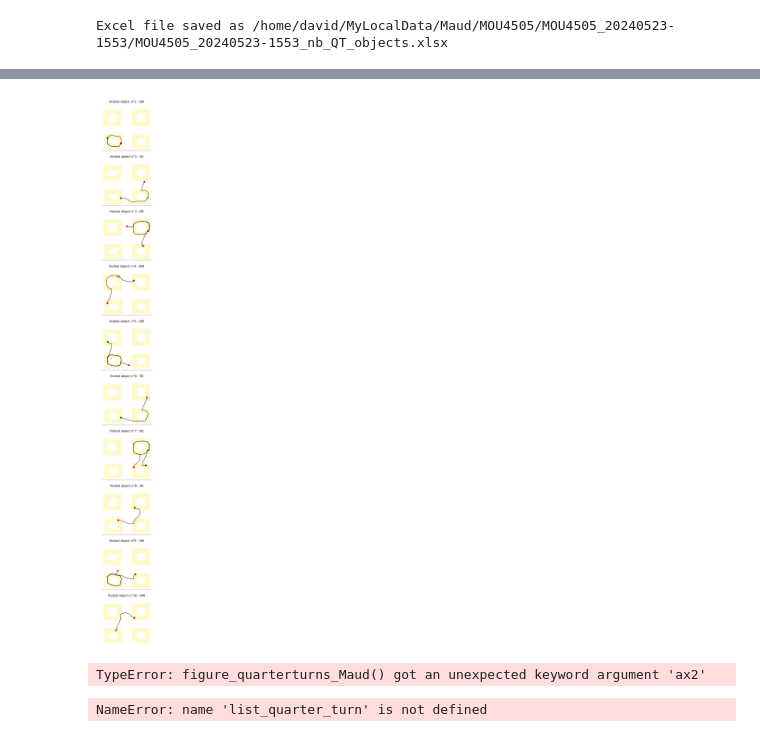
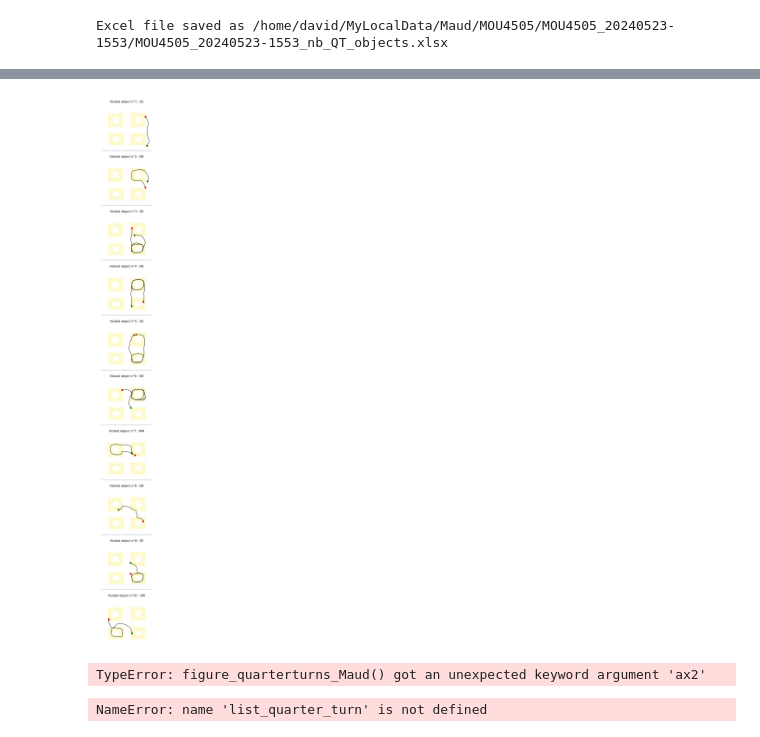
Before and after one commit to HeathenToaster/MouseTache, a Jupyter notebook: Behavior_Analysis_Maud.ipynb, the cells around one changed output, grey strips where cells are left out. Cells and saved outputs as stored; diff of their text form; code cells hidden in the pictures.

```diff
--- a/Behavior_Analysis_Maud.ipynb
+++ b/Behavior_Analysis_Maud.ipynb
@@ -50,8 +51,8 @@ We will analyse : ['MOU4175']
 # %%
 # For this test, I specify which mouse and session we chose to study. It will later be add to the mouse_list
-mouse = 'MOU4505'
+mouse = 'MOU4518'
 mouseFolder_Path=root+mouse
-session = 'MOU4505_20240523-1553'
+session = 'MOU4518_20240607-1116'
 # %%
 # Need to do :
 # - ajouter le dataframe créé dans l'autre doc test (foraging-task github)
@@ -59,21 +60,21 @@ session = 'MOU4505_20240523-1553'
 
 def figure_quarterturns_Maud(traj_df, current_movement, xgauss, ygauss, speed, angular_speed, acceleration, title='', ax1=None):
     if ax1 is None:
-        _, ax1 = plt.subplots(1, 1, figsize=(5, 5))
+        _, ax1 = plt.subplots(1, 1, figsize=(2, 2))
 
 
-    for patch in collection_trapeze:  #plot the trapeze around the object
+    for patch in collection_trapeze:  # Plot the trapeze around the object
         for trapeze in collection_trapeze[patch]:
             shape = Polygon(np.array(collection_trapeze[patch][trapeze]), color="lemonchiffon")
             ax1.add_patch(shape)
-        for u in current_movement:  #plot each individual trajectory of the current category
+        for u in current_movement:  # Plot each individual trajectory of the current category
             colors = plt.cm.rainbow(np.random.random())
             if len(u) != 0:
                 ax1.plot(xgauss[u[0]:u[1]], ygauss[u[0]:u[1]], lw=0.5, c=colors)
             else:
                 pass
 
-    #Plots a colored dot at the begining and end of each epoch
+    # Plot a colored dot at the begining and end of each epoch
     indices_start = [u[0] for u in current_movement]
     indices_end = [u[1] for u in current_movement]
     if len(indices_start) != 0 or len(indices_end) != 0:
@@ -87,9 +88,13 @@ def figure_quarterturns_Maud(traj_df, current_movement, xgauss, ygauss, speed, a
     #Sets the parameters of the graph
     ax1.set_ylim(0, 500)
     ax1.set_xlim(0, 500)
-    ax1.set_title(title + str(len(current_movement)) + f"\n total time: {timeSpentIn}s")
+    #ax1.set_title(title + str(len(current_movement)) + f"\n total time: {timeSpentIn}s")
     ax1.get_xaxis().set_visible(False)
     ax1.get_yaxis().set_visible(False)
+    ax1.spines['top'].set_visible(False)
+    ax1.spines['right'].set_visible(False)
+    ax1.spines['left'].set_visible(False)
+    ax1.spines['bottom'].set_visible(False)
 # %%
 # Load the data
 traj_df, turns_df, param_df = load_data(mouseFolder_Path, session)
@@ -126,7 +133,7 @@ list_between_objects = [epoch for epoch in list_epochs if epoch[2][0] == "B"] #G
 # Generate the figure according to analysis of cells above
 # To do : reduce the size + be able to chose which visited object number I want to look at and not all QT of the session
 
-fig, ax = plt.subplots(1, 1, figsize=(4, 4))
+fig, ax = plt.subplots(1, 1, figsize=(2, 2))
 
 figure_quarterturns_Maud(traj_df, list_quarter_turn, xgauss, ygauss, speed, angular_speed, acceleration, "Quarter turns: ", ax1=ax)
 #plt.close()
@@ -449,8 +433,8 @@ for i, visited_object in enumerate(visited_objects[:n]):
             ax1[i].add_patch(shape)
     ax1[i].scatter(x_start, y_start, color='green', label='Début', s=2)  # Point vert au début
     ax1[i].scatter(x_end, y_end, color='red', label='Fin', s=2)          # Point rouge à la fin
-    ax1[i].set_xlim(50, 450)
-    ax1[i].set_ylim(50, 450)
+    ax1[i].set_xlim(0, 500)
+    ax1[i].set_ylim(0, 500)
     ax1[i].set_title(f"Visited object n°{i+1} : {visited_object}", fontsize=4)
 
     # Supprime les graduations sur les axes X et Y
@@ -460,7 +444,7 @@ for i, visited_object in enumerate(visited_objects[:n]):
 
     #Ajoute une ligne fine entre les subplots
     if i < n - 1 : # Ne met pas de ligne au dernier subplot
-        ax1[i].axhline(y=50, color='gray', linewidth=0.5)
+        ax1[i].axhline(y=0, color='gray', linewidth=0.5)
 # Affichage des graphiques
 #plt.tight_layout() # Put in comment because in matplotlib there is constrained_layout=True automatically set / does not work with tight_layout
 plt.show()
@@ -486,37 +470,37 @@ for i, visited_object in enumerate(visited_objects[:n]):
     x_end = traj_df_filtered['xposition'].iloc[-1]
     y_end = RESOLUTION[1] - traj_df_filtered['yposition'].iloc[-1]
 
     # Création du graphique de trajectoire
     ax2[i].plot(traj_df_filtered['xposition'], RESOLUTION[1] - smooth(traj_df_filtered['yposition'], TRUE_SIGMA), linewidth=0.4, c='k')
     #print(i, traj_df_filtered['xposition'].tolist())
     for patch in collection_trapeze:  #plot the trapeze around the object
         for trapeze in collection_trapeze[patch]:
             shape = Polygon(np.array(collection_trapeze[patch][trapeze]), color="lemonchiffon")
             ax2[i].add_patch(shape)
     ax2[i].scatter(x_start, y_start, color='green', label='Début', s=2)  # Point vert au début
     ax2[i].scatter(x_end, y_end, color='red', label='Fin', s=2)          # Point rouge à la fin
-    ax2[i].set_xlim(50, 450)
-    ax2[i].set_ylim(50, 450)
+    ax2[i].set_xlim(0, 500)
+    ax2[i].set_ylim(0, 500)
     ax2[i].set_title(f"Visited object n°{i+1} : {visited_object}", fontsize=4)
 
     # Supprime les graduations sur les axes X et Y
     ax2[i].set_xticks([])
     ax2[i].set_yticks([])
     ax2[i].axis('off') # Supprime les axes X et Y (pas juste les graduations)
 
     #Ajoute une ligne fine entre les subplots
     if i < n - 1 : # Ne met pas de ligne au dernier subplot
-        ax2[i].axhline(y=50, color='gray', linewidth=0.5)
+        ax2[i].axhline(y=0, color='gray', linewidth=0.5)
 # Affichage des graphiques
 #plt.tight_layout() # Put in comment because in matplotlib there is constrained_layout=True automatically set / does not work with tight_layout
 plt.show()
 
 
 # Copy of the code that generates the unique plot for QT of all session
 
 figure_quarterturns_Maud(traj_df, list_quarter_turn, xgauss, ygauss, speed, angular_speed, acceleration, "Quarter turns: ", ax2=ax)
 # %% [output]
-[figure, old version]
+[figure, new version]
 TypeError: figure_quarterturns_Maud() got an unexpected keyword argument 'ax2'
 # %%
 print(list_quarter_turn)
```
Also changed, not shown: parts of 10 cells of this notebook.
